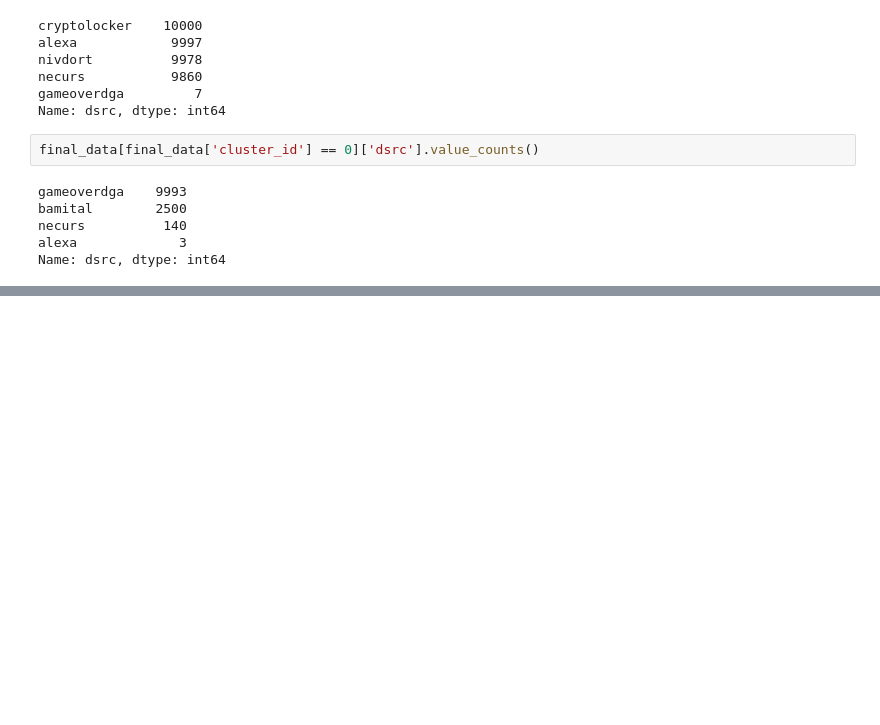
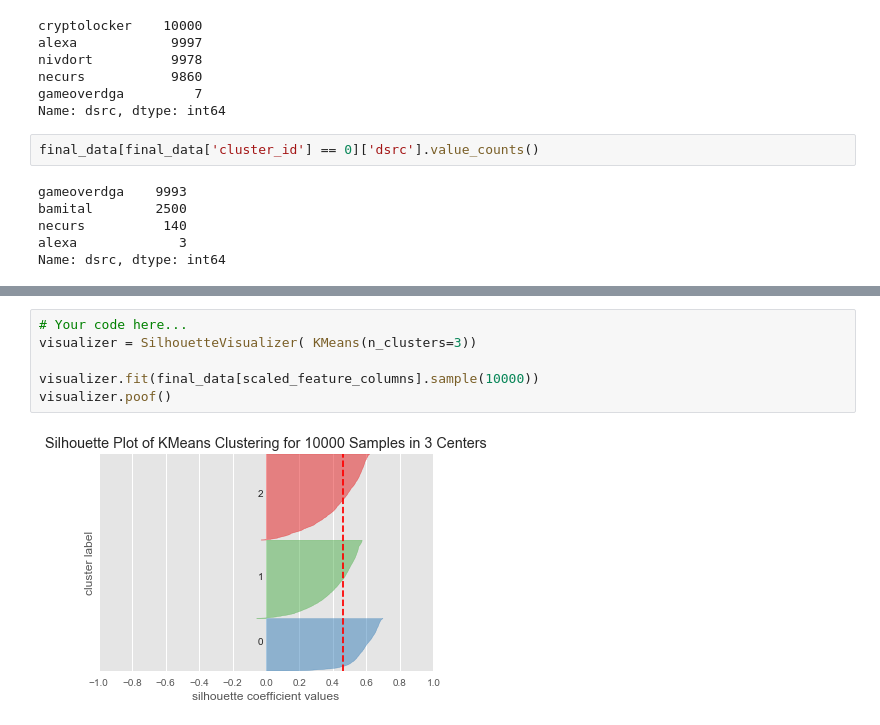
Before and after one commit to cgivre/oreilly-sec-2017, a Jupyter notebook: archive/Notebooks/Unsupervised/K-Means Experiment.ipynb, the cells around one changed output, grey strips where cells are left out. Cells and saved outputs as stored; diff of their text form; blank space fills up the shorter version.

```diff
--- a/archive/Notebooks/Unsupervised/K-Means Experiment.ipynb
+++ b/archive/Notebooks/Unsupervised/K-Means Experiment.ipynb
@@ -85,0 +238,8 @@ Name: dsrc, dtype: int64
+# %%
+# Your code here...
+visualizer = SilhouetteVisualizer( KMeans(n_clusters=3))
+
+visualizer.fit(final_data[scaled_feature_columns].sample(10000))
+visualizer.poof()
+# %% [output]
+[figure, added]
```
Also changed, not shown: parts of 21 cells of this notebook, 1 other file.
